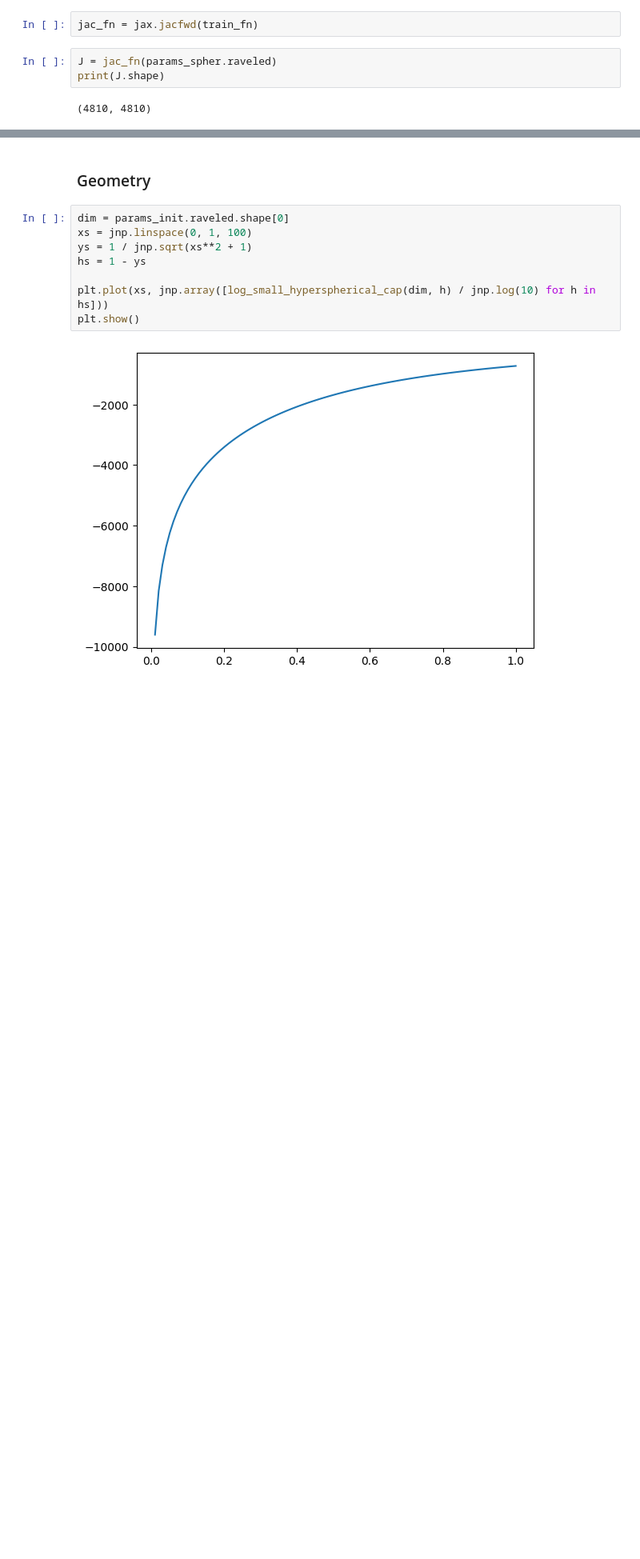
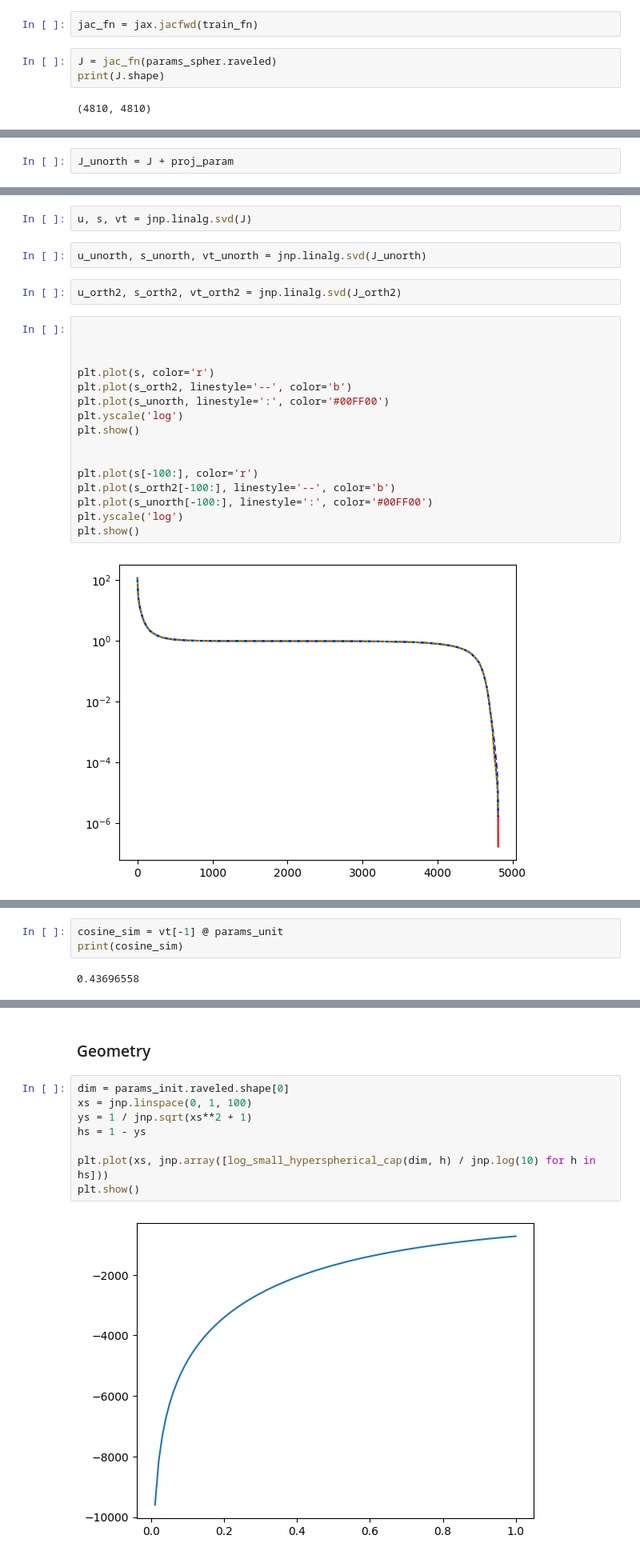
Before and after one commit to EleutherAI/basin-volume, a Jupyter notebook: mp_typical.ipynb, the cells around one changed output, grey strips where cells are left out. Shown at 80% size. Saved outputs shown, nothing was run; the diff lists cells and outputs as text; blank space fills up the shorter version.

```diff
--- a/mp_typical.ipynb
+++ b/mp_typical.ipynb
@@ -196,0 +213,2 @@ print(J.shape)
+# %%
+J_unorth = J + proj_param
@@ -196,0 +251,24 @@ print(J.shape)
+# %%
+u, s, vt = jnp.linalg.svd(J)
+# %%
+u_unorth, s_unorth, vt_unorth = jnp.linalg.svd(J_unorth)
+# %%
+u_orth2, s_orth2, vt_orth2 = jnp.linalg.svd(J_orth2)
+# %%
+
+
+
+plt.plot(s, color='r')
+plt.plot(s_orth2, linestyle='--', color='b')
+plt.plot(s_unorth, linestyle=':', color='#00FF00')
+plt.yscale('log')
+plt.show()
+
+
+plt.plot(s[-100:], color='r')
+plt.plot(s_orth2[-100:], linestyle='--', color='b')
+plt.plot(s_unorth[-100:], linestyle=':', color='#00FF00')
+plt.yscale('log')
+plt.show()
+# %% [output]
+[figure, added]
@@ -196,0 +276,5 @@ print(J.shape)
+# %%
+cosine_sim = vt[-1] @ params_unit
+print(cosine_sim)
+# %% [output]
+0.43696558
```
Also changed, not shown: parts of 67 cells of this notebook.
